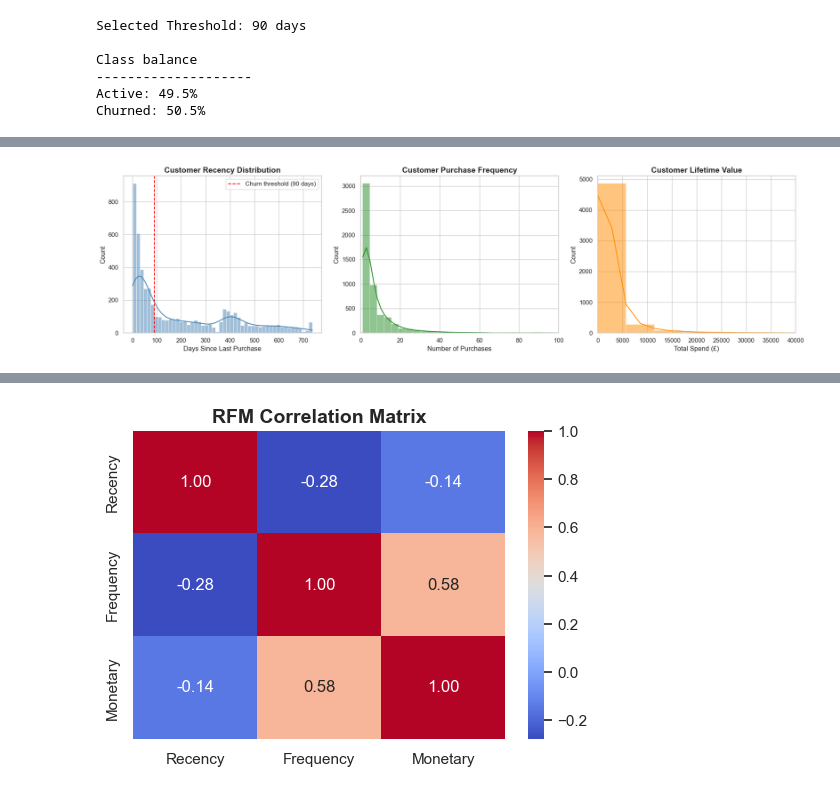
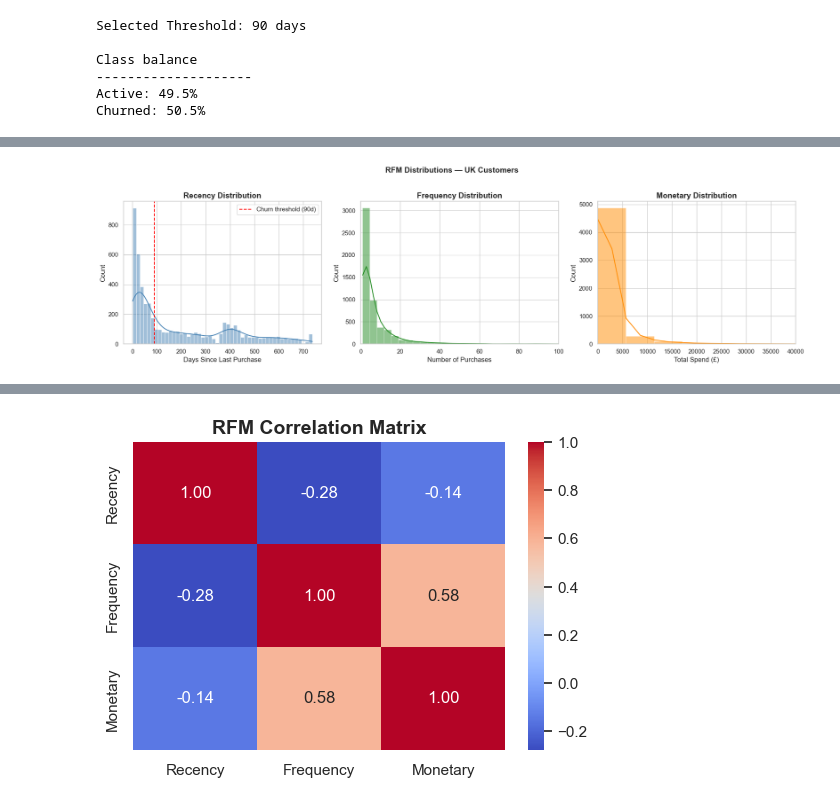
Before and after one commit to stefanobrusadelli/customer-churn-prediction, a Jupyter notebook: notebook/02_eda.ipynb, the cells around one changed output, grey strips where cells are left out. Cells and saved outputs as stored; diff of their text form; code cells hidden in the pictures.

```diff
--- a/notebook/02_eda.ipynb
+++ b/notebook/02_eda.ipynb
@@ -301,24 +421,31 @@ Despite these constraints, the current definition is sufficient for identifying
 # %%
-fig, axes = plt.subplots(1, 3, figsize=(18,5))
+fig, axes = plt.subplots(1, 3, figsize=(18, 5))
 
-sns.histplot(data=rfm, x='Recency', bins=50, kde=True, ax=axes[0], color='steelblue')
-axes[0].axvline(CHURN_THRESHOLD, color='red', linestyle='--', label=f'Churn threshold ({CHURN_THRESHOLD} days)')
-axes[0].set_title('Customer Recency Distribution')
+sns.histplot(data=rfm, x='Recency', bins=50, kde=True,
+             ax=axes[0], color='steelblue')
+axes[0].axvline(CHURN_THRESHOLD, color='red', linestyle='--',
+                label=f'Churn threshold ({CHURN_THRESHOLD}d)')
+axes[0].set_title('Recency Distribution')
 axes[0].set_xlabel('Days Since Last Purchase')
 axes[0].legend()
 
-sns.histplot(data=rfm, x='Frequency', bins=100, kde=True, ax=axes[1], color='forestgreen')
+sns.histplot(data=rfm, x='Frequency', bins=100, kde=True,
+             ax=axes[1], color='forestgreen')
 axes[1].set_xlim(0, 100)
-axes[1].set_title('Customer Purchase Frequency')
+axes[1].set_title('Frequency Distribution')
 axes[1].set_xlabel('Number of Purchases')
 
-sns.histplot(data=rfm, x='Monetary', bins=100, kde=True, ax=axes[2], color='darkorange')
+sns.histplot(data=rfm, x='Monetary', bins=100, kde=True,
+             ax=axes[2], color='darkorange')
 axes[2].set_xlim(0, 40000)
-axes[2].set_title('Customer Lifetime Value')
+axes[2].set_title('Monetary Distribution')
 axes[2].set_xlabel('Total Spend (£)')
 
+plt.suptitle('RFM Distributions — UK Customers',
+             fontsize=14, fontweight='bold', y=1.02)
 plt.tight_layout()
-plt.savefig("../reports/figures/rfm_distribution.png", bbox_inches="tight")
+plt.savefig("../reports/figures/rfm_distributions.png",
+            bbox_inches="tight", dpi=150)
 plt.show()
 # %% [output]
-[figure, old version]
+[figure, new version]
```
Also changed, not shown: parts of 86 cells of this notebook, 7 other files.
